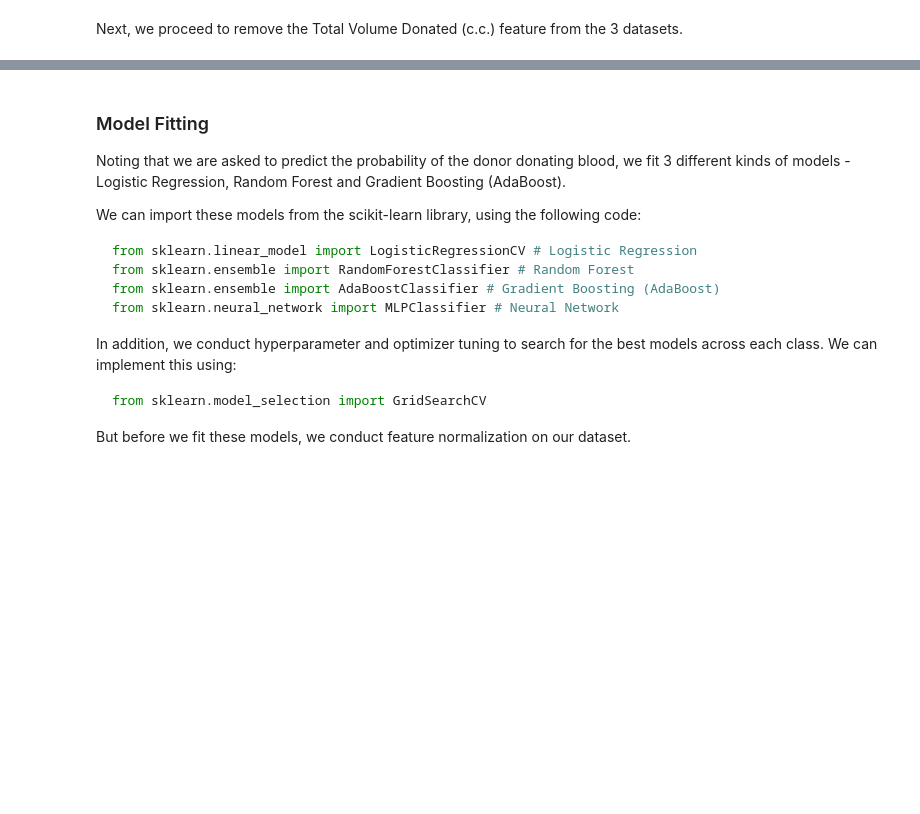
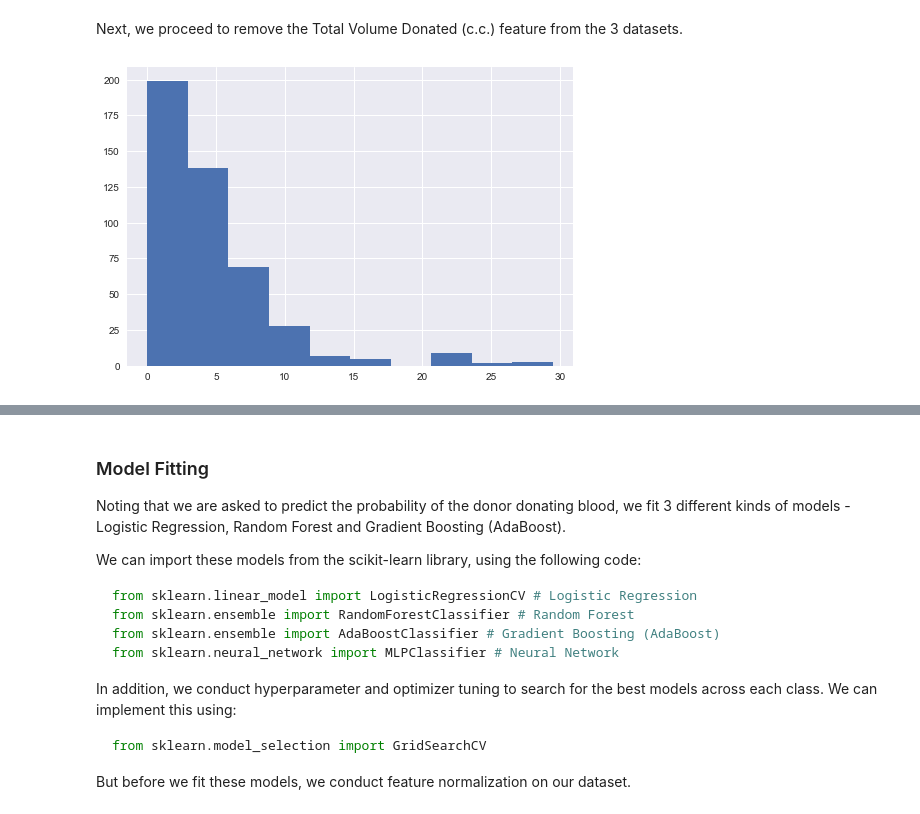
Before and after one commit to ngbolin/BloodDonations, a Jupyter notebook: Warm Up - Predict Blood Donations.ipynb, the cells around one changed output, grey strips where cells are left out. Saved outputs shown, nothing was run; the diff lists cells and outputs as text; code cells hidden in the pictures; blank space fills up the shorter version.

```diff
--- a/Warm Up - Predict Blood Donations.ipynb
+++ b/Warm Up - Predict Blood Donations.ipynb
@@ -185,4 +196,9 @@ cols_to_keep = ['Months since Last Donation', 'Number of Donations',
 X_train = X_train[cols_to_keep]; X_cv = X_cv[cols_to_keep]; X_test = X_test[cols_to_keep]
+# %%
+plt.hist(X_train['Waiting Time'])
+plt.show()
+# %% [output]
+[figure, added]
 # %%
 X_train.head()
 # %% [output]
```
Also changed, not shown: parts of 38 cells of this notebook.
